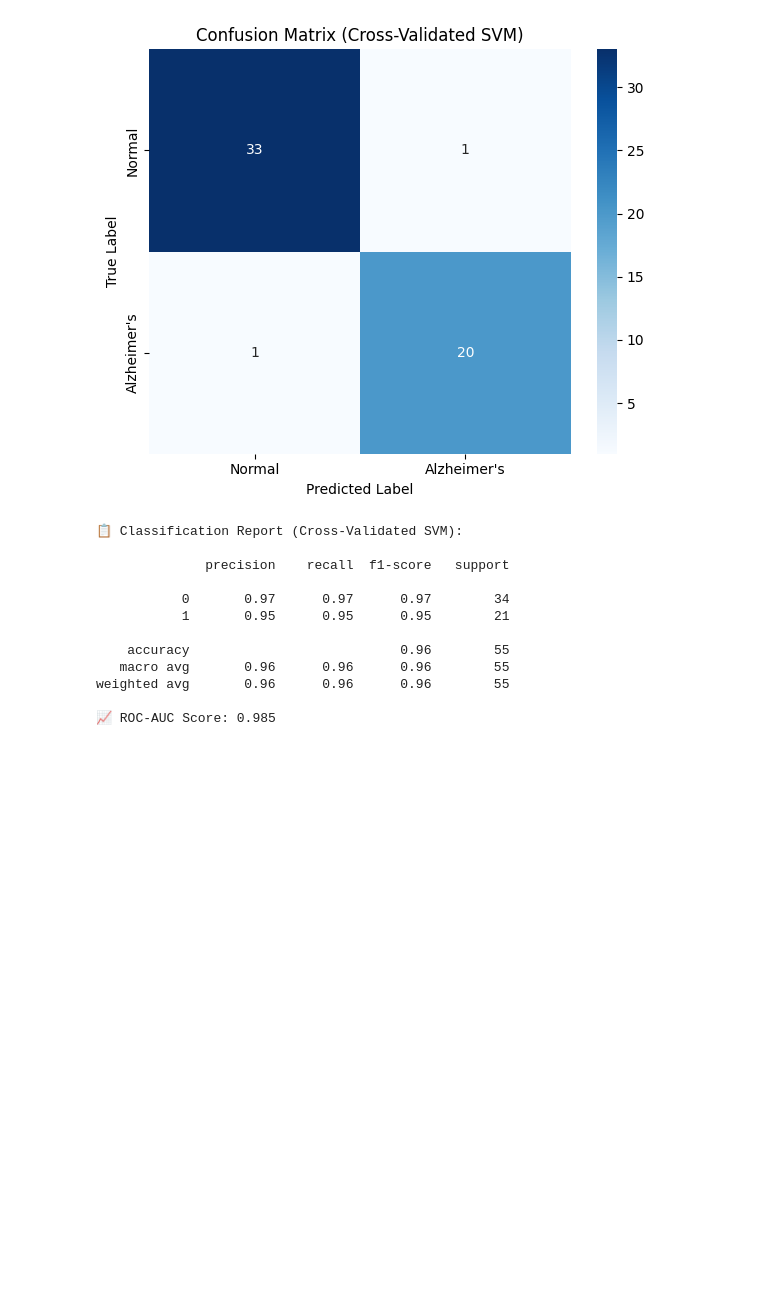
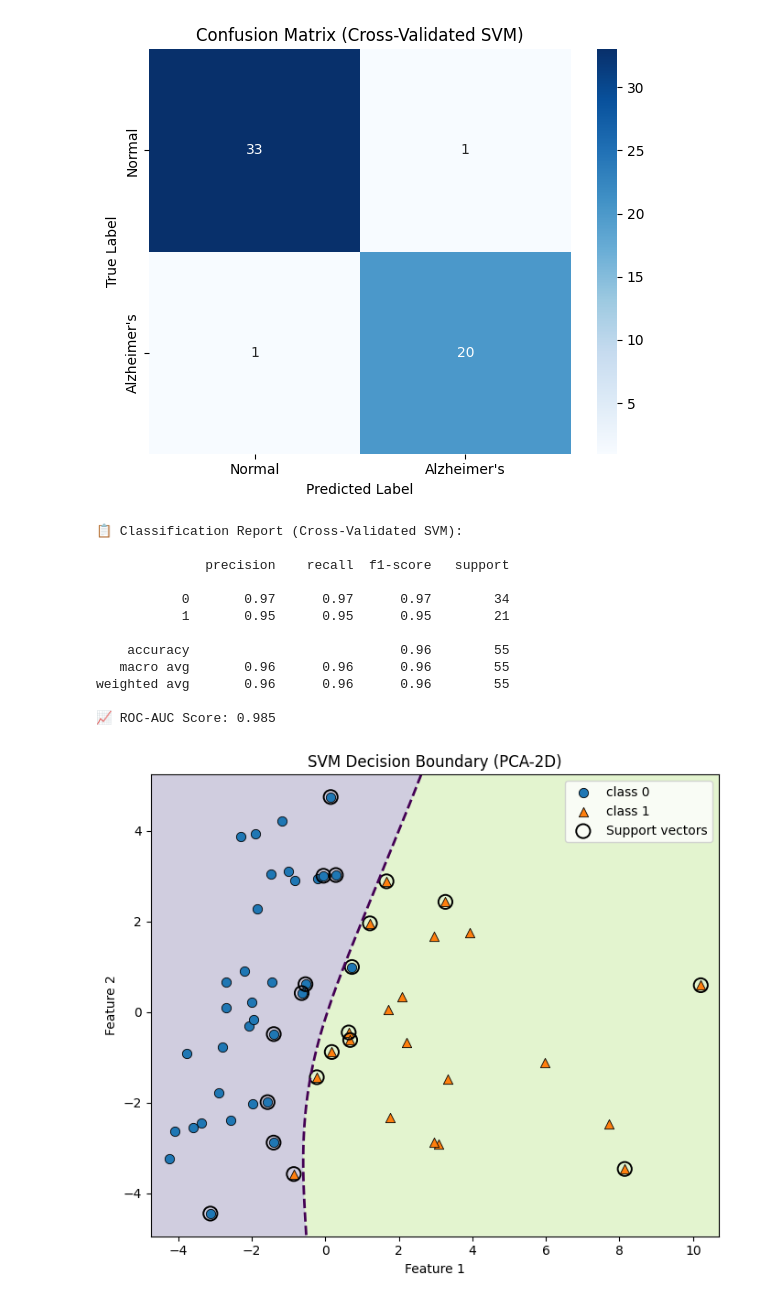
Before and after one commit to mirza019/Temporal_Clustering_in_Dynamic_Medical_Datasets, a Jupyter notebook: Temporal_Clustering_in_Dynamic_Medical_Datasets.ipynb, the cells around one changed output. Drawn from its saved outputs; the diff is of its cells as text; code cells hidden in the pictures; blank space fills up the shorter version.

```diff
--- a/Temporal_Clustering_in_Dynamic_Medical_Datasets.ipynb
+++ b/Temporal_Clustering_in_Dynamic_Medical_Datasets.ipynb
@@ -324,3 +353,72 @@ print(f"📈 ROC-AUC Score: {roc_auc_cv:.3f}")
 weighted avg       0.96      0.96      0.96        55
 
 📈 ROC-AUC Score: 0.985
+# %%
+# SVM decision boundary (PCA-2D) on your dataset
+# Uses: X_pca (features), df_combined['Alzheimers_Label'] (labels)
+
+import numpy as np
+import matplotlib.pyplot as plt
+from sklearn.decomposition import PCA
+from sklearn.svm import SVC
+
+# --- 1) Prepare 2D features for plotting ---
+X_src = np.asarray(X_pca)
+y = np.asarray(df_combined["Alzheimers_Label"])
+
+if X_src.shape[1] > 2:
+    pca_vis = PCA(n_components=2, random_state=42)
+    X2 = pca_vis.fit_transform(X_src)
+else:
+    X2 = X_src.copy()
+
+# --- 2) Train SVM on the 2D space ---
+svm = SVC(kernel="rbf", C=1.0, gamma="scale")
+svm.fit(X2, y)
+
+# --- 3) Create mesh grid for decision regions ---
+h = 0.01
+x_min, x_max = X2[:, 0].min() - 0.5, X2[:, 0].max() + 0.5
+y_min, y_max = X2[:, 1].min() - 0.5, X2[:, 1].max() + 0.5
+xx, yy = np.meshgrid(np.arange(x_min, x_max, h),
+                     np.arange(y_min, y_max, h))
+
+Z = svm.predict(np.c_[xx.ravel(), yy.ravel()]).reshape(xx.shape)
+
+# Optional: decision function for zero-margin contour
+try:
+    ZZ = svm.decision_function(np.c_[xx.ravel(), yy.ravel()]).reshape(xx.shape)
+except Exception:
+    ZZ = None
+
+# --- 4) Plot ---
+plt.figure(figsize=(7, 6))
+# decision regions
+plt.contourf(xx, yy, Z, alpha=0.25, levels=np.unique(y).size, antialiased=True)
+
+# decision boundary (margin = 0)
+if ZZ is not None:
+    plt.contour(xx, yy, ZZ, levels=[0], linewidths=2, linestyles="--")
+
+# data points
+classes = np.unique(y)
+markers = ["o", "^", "s", "D", "x", "P"]
+for i, cls in enumerate(classes):
+    idx = (y == cls)
+    plt.scatter(X2[idx, 0], X2[idx, 1],
+                s=55, marker=markers[i % len(markers)],
+                edgecolor="k", linewidth=0.6, label=f"class {cls}")
+
+# support vectors
+sv = svm.support_vectors_
+plt.scatter(sv[:, 0], sv[:, 1], s=120, facecolors="none",
+            edgecolors="k", linewidths=1.4, label="Support vectors")
+
+plt.xlabel("PCA 1" if X_src.shape[1] > 2 else "Feature 1")
+plt.ylabel("PCA 2" if X_src.shape[1] > 2 else "Feature 2")
+plt.title("SVM Decision Boundary (PCA-2D)")
+plt.legend(loc="best", frameon=True)
+plt.tight_layout()
+plt.show()
+# %% [output]
+[figure, added]
```
Also changed, not shown: parts of 4 cells of this notebook.
